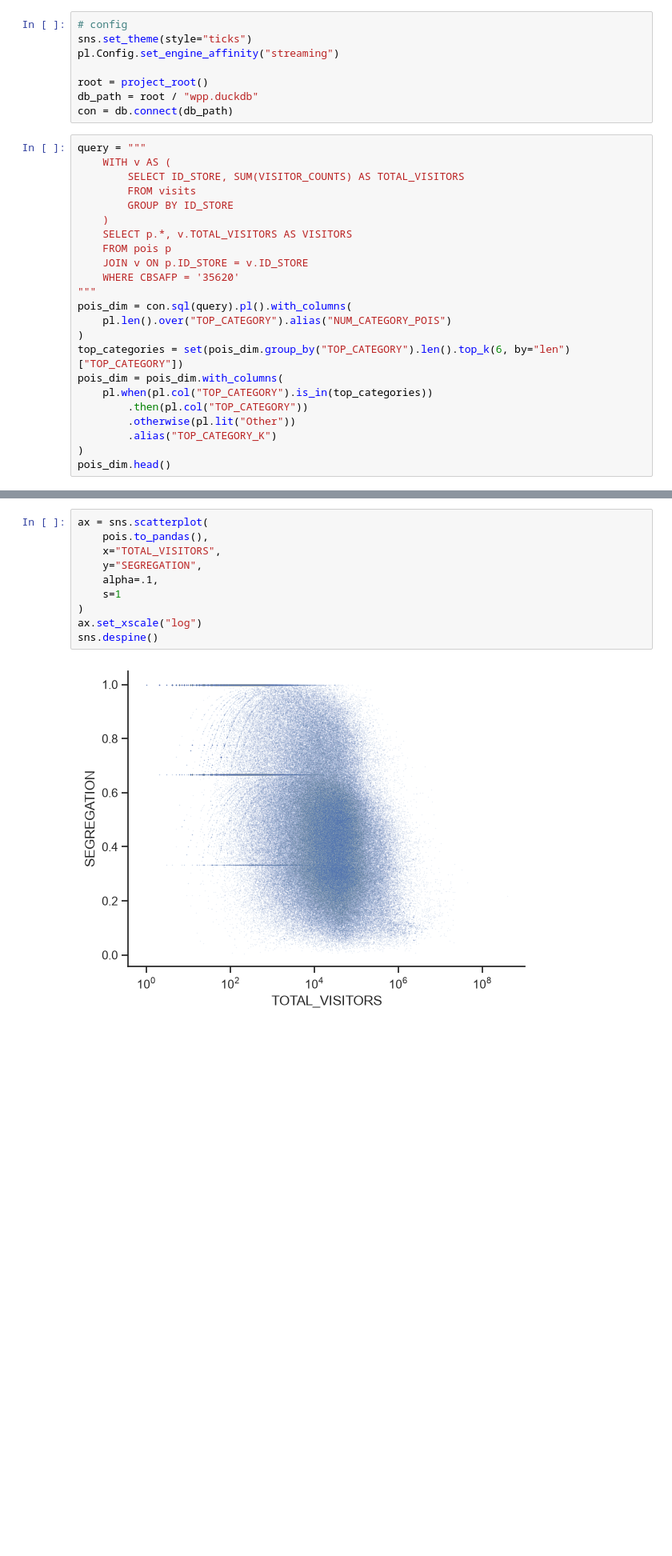
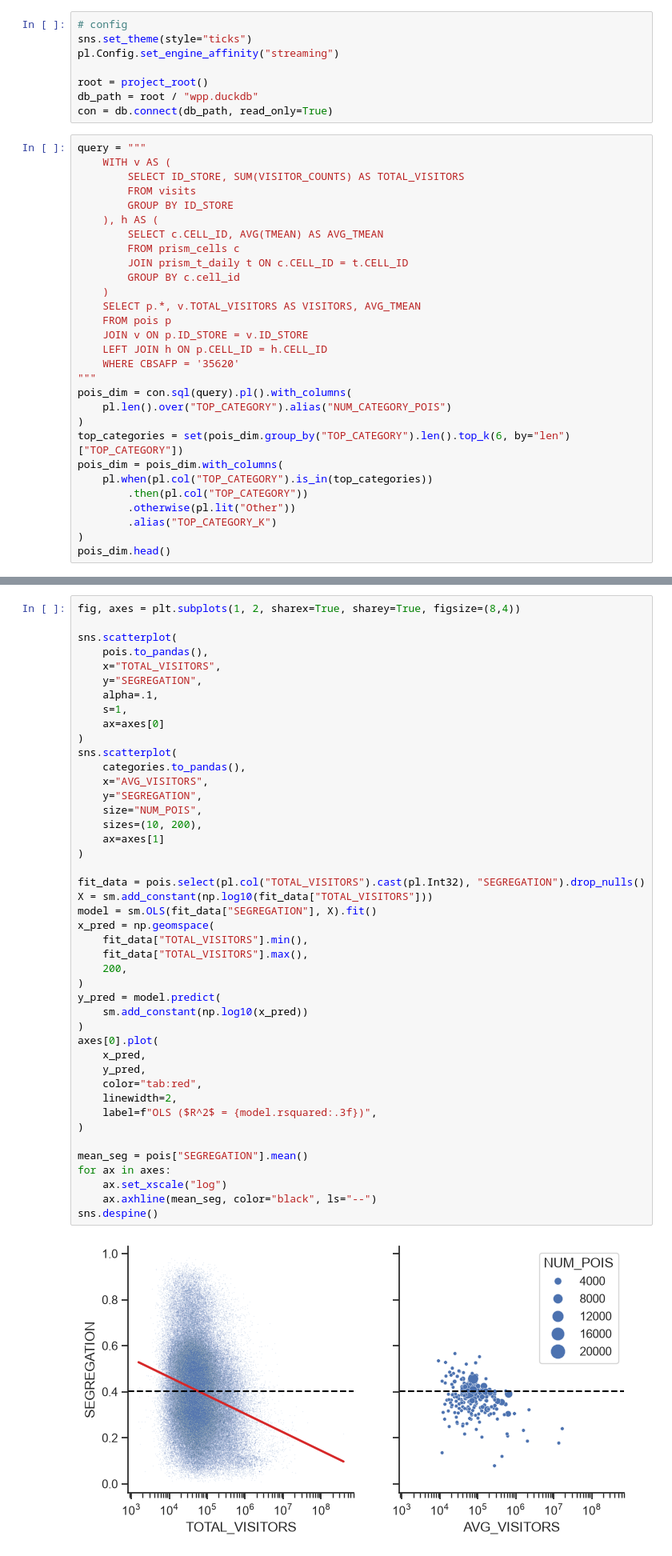
Before and after one commit to marcus-friis/weekly-patterns-plus-exploration, a Jupyter notebook: notebooks/new-york-poi-segregation.ipynb, the cells around one changed output, grey strips where cells are left out. Shown at 80% size. Saved outputs shown, nothing was run; the diff lists cells and outputs as text; blank space fills up the shorter version.

```diff
--- a/notebooks/new-york-poi-segregation.ipynb
+++ b/notebooks/new-york-poi-segregation.ipynb
@@ -30,17 +31,23 @@ pl.Config.set_engine_affinity("streaming")
 
 root = project_root()
 db_path = root / "wpp.duckdb"
-con = db.connect(db_path)
+con = db.connect(db_path, read_only=True)
 # %%
 query = """
     WITH v AS (
         SELECT ID_STORE, SUM(VISITOR_COUNTS) AS TOTAL_VISITORS
         FROM visits
         GROUP BY ID_STORE
+    ), h AS (
+        SELECT c.CELL_ID, AVG(TMEAN) AS AVG_TMEAN
+        FROM prism_cells c
+        JOIN prism_t_daily t ON c.CELL_ID = t.CELL_ID
+        GROUP BY c.cell_id
     )
-    SELECT p.*, v.TOTAL_VISITORS AS VISITORS
+    SELECT p.*, v.TOTAL_VISITORS AS VISITORS, AVG_TMEAN
     FROM pois p
     JOIN v ON p.ID_STORE = v.ID_STORE
+    LEFT JOIN h ON p.CELL_ID = h.CELL_ID
     WHERE CBSAFP = '35620'
 """
 pois_dim = con.sql(query).pl().with_columns(
@@ -288,12 +330,46 @@ sns.despine()
 # %%
-ax = sns.scatterplot(
+fig, axes = plt.subplots(1, 2, sharex=True, sharey=True, figsize=(8,4))
+
+sns.scatterplot(
     pois.to_pandas(),
     x="TOTAL_VISITORS",
     y="SEGREGATION",
     alpha=.1,
-    s=1
+    s=1,
+    ax=axes[0]
 )
-ax.set_xscale("log")
+sns.scatterplot(
+    categories.to_pandas(),
+    x="AVG_VISITORS",
+    y="SEGREGATION",
+    size="NUM_POIS",
+    sizes=(10, 200),
+    ax=axes[1]
+)
+
+fit_data = pois.select(pl.col("TOTAL_VISITORS").cast(pl.Int32), "SEGREGATION").drop_nulls()
+X = sm.add_constant(np.log10(fit_data["TOTAL_VISITORS"]))
+model = sm.OLS(fit_data["SEGREGATION"], X).fit()
+x_pred = np.geomspace(
+    fit_data["TOTAL_VISITORS"].min(),
+    fit_data["TOTAL_VISITORS"].max(),
+    200,
+)
+y_pred = model.predict(
+    sm.add_constant(np.log10(x_pred))
+)
+axes[0].plot(
+    x_pred,
+    y_pred,
+    color="tab:red",
+    linewidth=2,
+    label=f"OLS ($R^2$ = {model.rsquared:.3f})",
+)
+
+mean_seg = pois["SEGREGATION"].mean()
+for ax in axes:
+    ax.set_xscale("log")
+    ax.axhline(mean_seg, color="black", ls="--")
 sns.despine()
 # %% [output]
-[figure, old version]
+[figure, new version]
```
Also changed, not shown: parts of 18 cells of this notebook.
